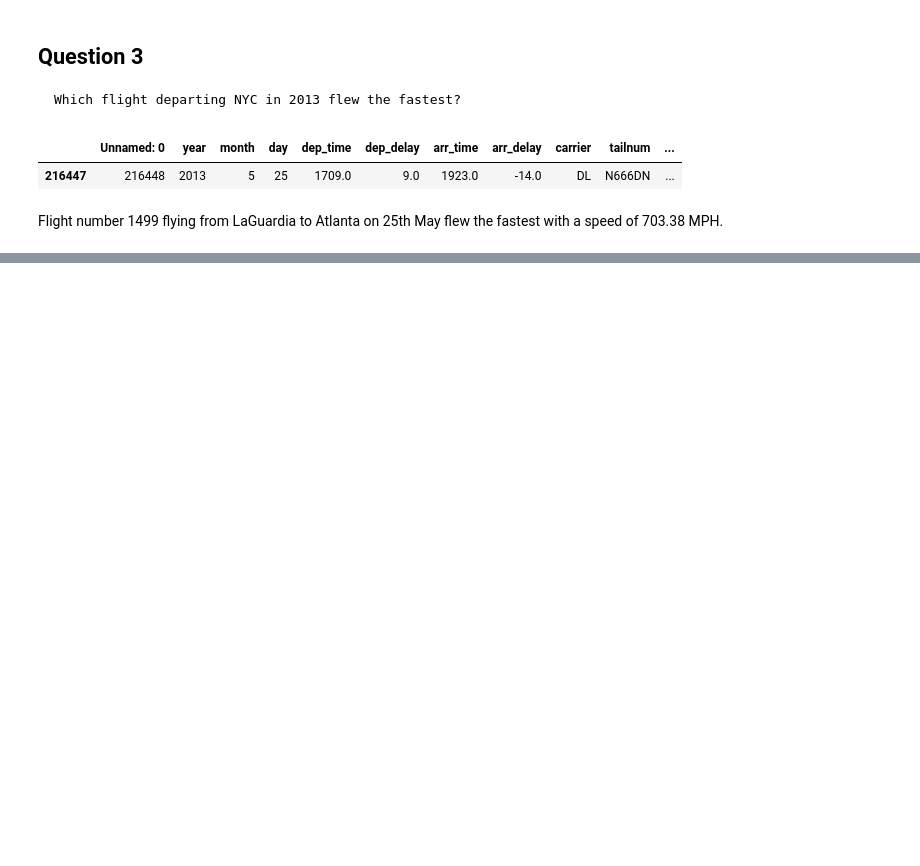
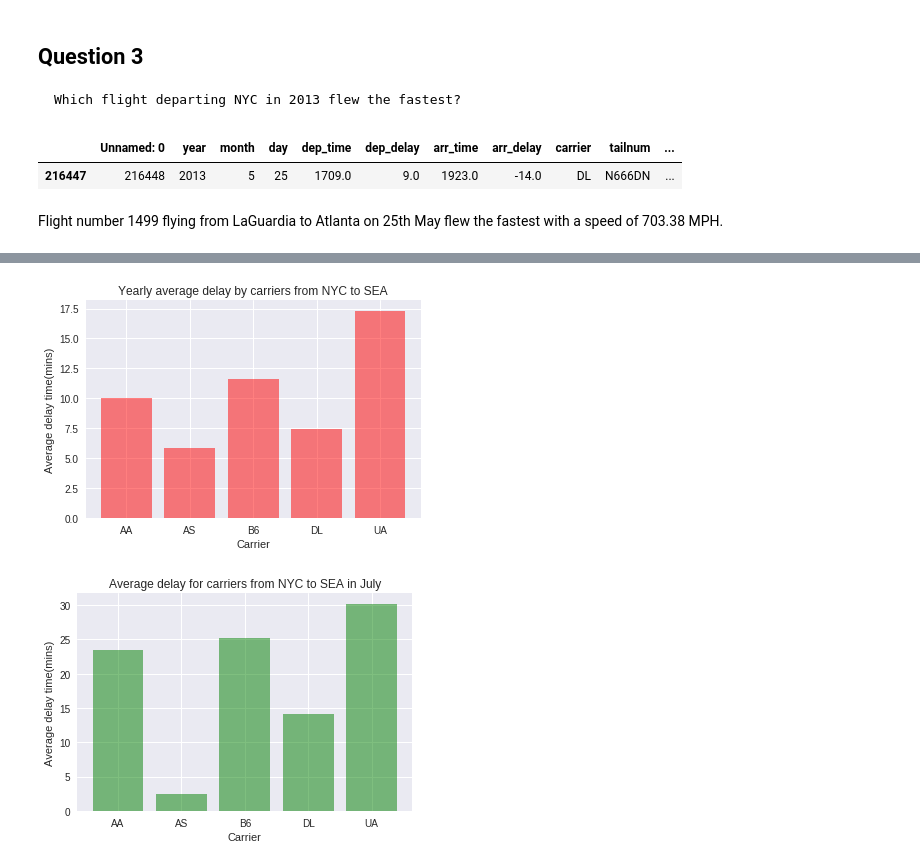
Before and after one commit to Naif6003/LearningJournal, a Jupyter notebook: Python/MachineLearning_Problems/ProblemSet_01/Weather.ipynb, the cells around one changed output, grey strips where cells are left out. Saved outputs shown, nothing was run; the diff lists cells and outputs as text; code cells hidden in the pictures; blank space fills up the shorter version.

```diff
--- a/Python/MachineLearning_Problems/ProblemSet_01/Weather.ipynb
+++ b/Python/MachineLearning_Problems/ProblemSet_01/Weather.ipynb
@@ -360,0 +496,29 @@ flights_df[(flights_df.speed == flights_df.speed.max())]
+# %%
+flights1 = flights_df
+flights2 = flights1[(flights1['dest']=='SEA')]
+flights3 = flights2.groupby(['carrier'])['dep_delay'].mean()
+flights4 = flights1[(flights1['dest']=='SEA') & (flights1['month']==7)]
+flights5 = flights4.groupby(['carrier'])['dep_delay'].mean()
+
+index = np.arange(len(flights3.index.values))
+plt.bar(index,flights3.values,align='center',alpha = 0.5,color= 'r')
+plt.xticks(index,flights3.index.values)
+plt.ylabel("Average delay time(mins)")
+plt.xlabel("Carrier")
+plt.title("Yearly average delay by carriers from NYC to SEA")
+plt.show()
+
+index1 = np.arange(len(flights5.index.values))
+plt.bar(index1,flights5.values,align='center',alpha = 0.5,color= 'g')
+plt.xticks(index1,flights5.index.values)
+plt.ylabel("Average delay time(mins)")
+plt.xlabel("Carrier")
+plt.title("Average delay for carriers from NYC to SEA in July")
+plt.show()
+
+#print(flights3.head(10))
+#print(flights3.index)
+#print(a,b)
+# %% [output]
+[figure, added]
+[figure, added]
```
Also changed, not shown: parts of 112 cells of this notebook, 2 other files.
